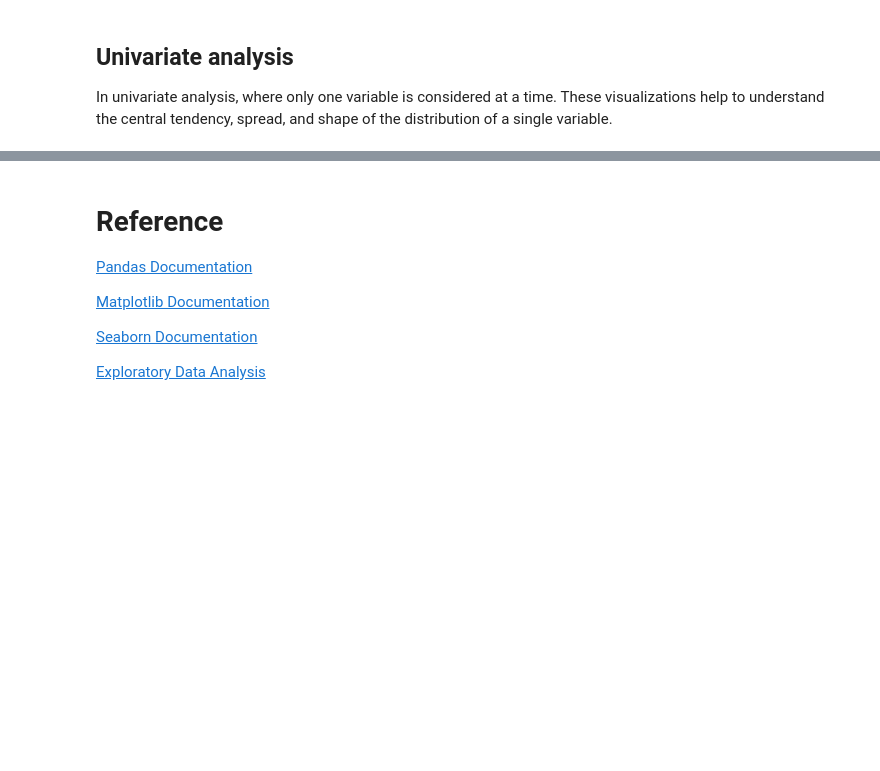
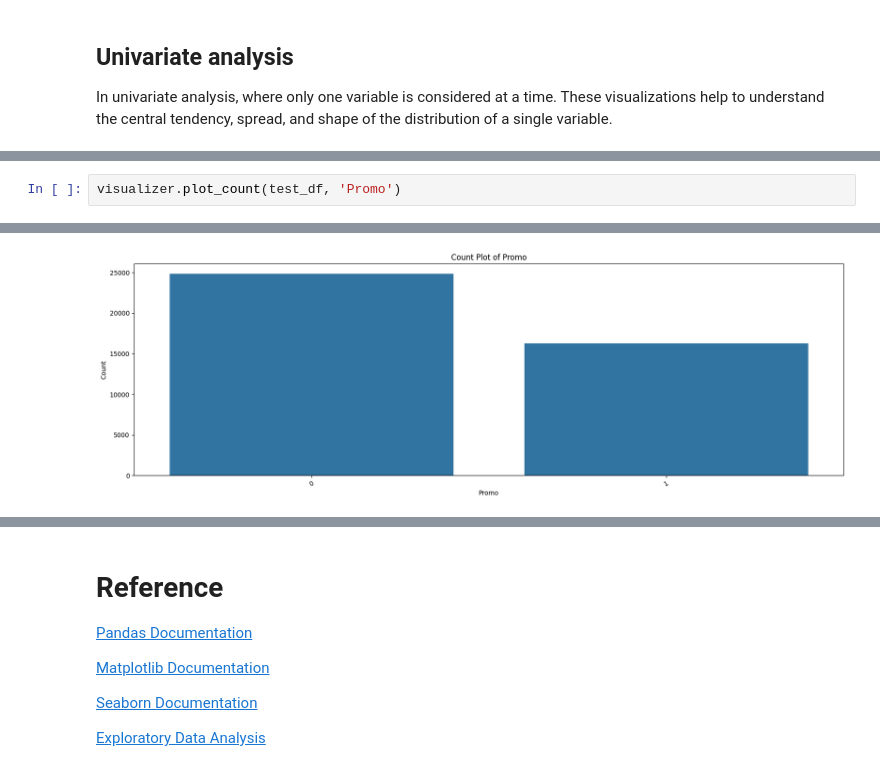
Before and after one commit to der-bew/Rossmann_Store_Sales_Analysis, a Jupyter notebook: rossmann-store-analysis/notebooks/EDA.ipynb, the cells around one changed output, grey strips where cells are left out. Drawn from its saved outputs; the diff is of its cells as text; blank space fills up the shorter version.

```diff
--- a/rossmann-store-analysis/notebooks/EDA.ipynb
+++ b/rossmann-store-analysis/notebooks/EDA.ipynb
@@ -558,0 +406,3 @@ The analysis followed these steps: First, we gathered the dataset for the analys
+# %%
+visualizer.plot_count(test_df, 'Promo')
+# %% [output]
@@ -558,0 +410 @@ The analysis followed these steps: First, we gathered the dataset for the analys
+[figure, added]
```
Also changed, not shown: parts of 90 cells of this notebook, 1 other file.
